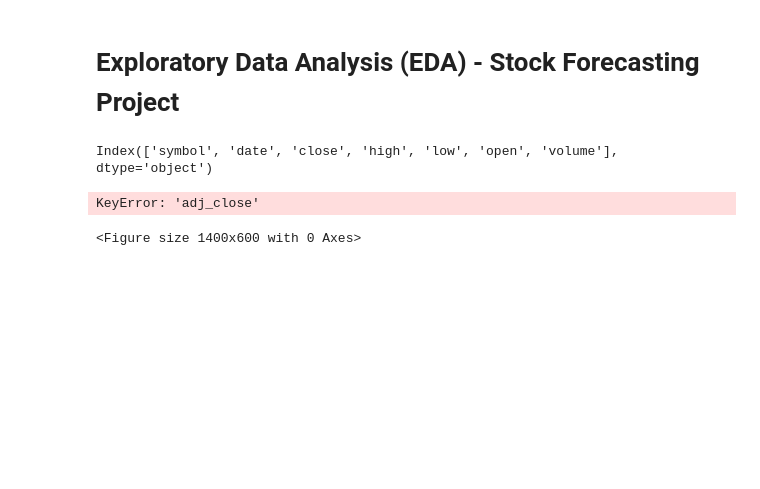
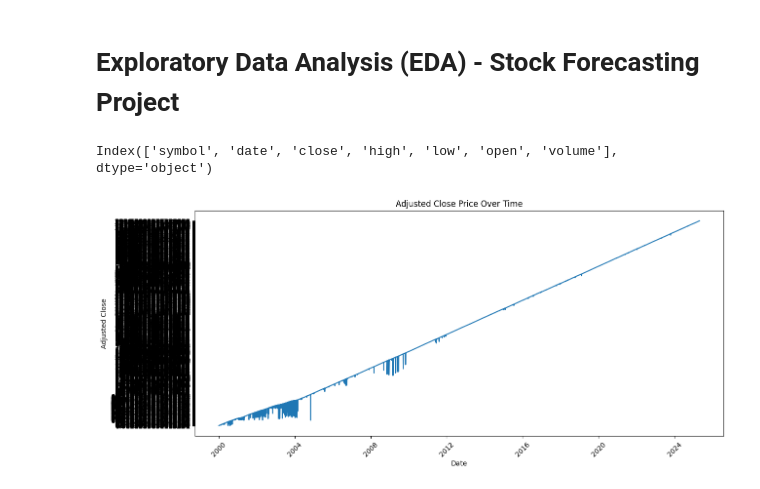
Before and after one commit to sqerbo01/stock-forecasting-ml, a Jupyter notebook: notebooks/exploratory_analysis.ipynb, the cells around one changed output. Saved outputs shown, nothing was run; the diff lists cells and outputs as text; code cells hidden in the pictures; blank space fills up the shorter version.

Commit message:
Fixed an error in EDA. Still mess

```diff
--- a/notebooks/exploratory_analysis.ipynb
+++ b/notebooks/exploratory_analysis.ipynb
@@ -6,33 +6,22 @@ import pandas as pd
 import matplotlib.pyplot as plt
 import seaborn as sns
 import os
-# %%
-df = pd.read_csv('../data/AAPL.csv')
-
-# Rinomina le colonne corrette
-df.rename(columns={
-    'Date': 'date',
-    'Open': 'open',
-    'High': 'high',
-    'Low': 'low',
-    'Close': 'close',
-    'Adj Close': 'adj_close',
-    'Volume': 'volume'
-}, inplace=True)
-
-#df.head()
-print(df.columns)
-# %% [output]
-Index(['symbol', 'date', 'close', 'high', 'low', 'open', 'volume'], dtype='object')
+# %%
+df = pd.read_csv('../data/AAPL.csv')
+df.head()
+# %% [output]
+Index(['symbol', 'date', 'close', 'high', 'low', 'open', 'volume'], dtype='object')
 # %%
+df['date'] = pd.to_datetime(df['date'])
+
 # Plot closing prices
 plt.figure(figsize=(14,6))
-plt.plot(df['date'], df['adj_close'])
+#plt.plot(df['date'], df['adj_close'])
+plt.plot(df['date'], df['close'])
 plt.title('Adjusted Close Price Over Time')
 plt.xlabel('Date')
 plt.ylabel('Adjusted Close')
 plt.xticks(rotation=45)
 plt.show()
 # %% [output]
-KeyError: 'adj_close'
-<Figure size 1400x600 with 0 Axes>
+[figure, added]
```
Also changed, not shown: 1 other file.
